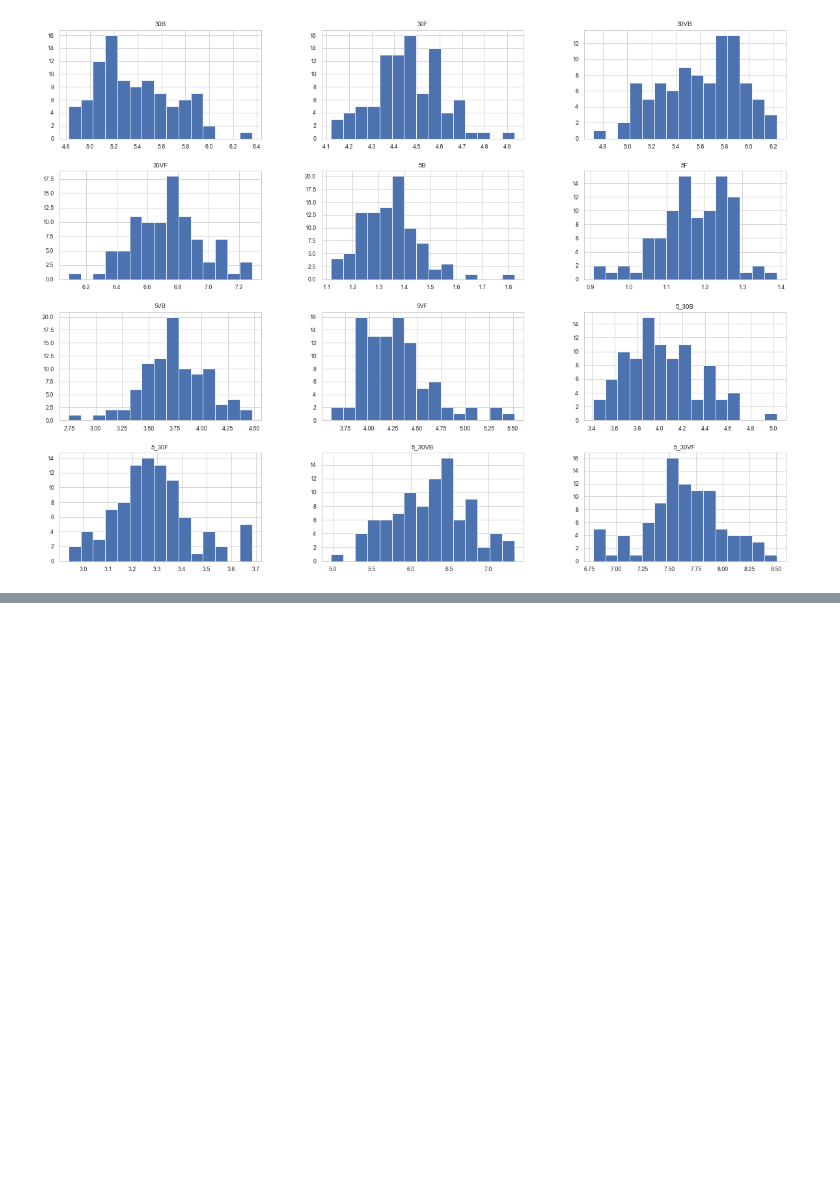
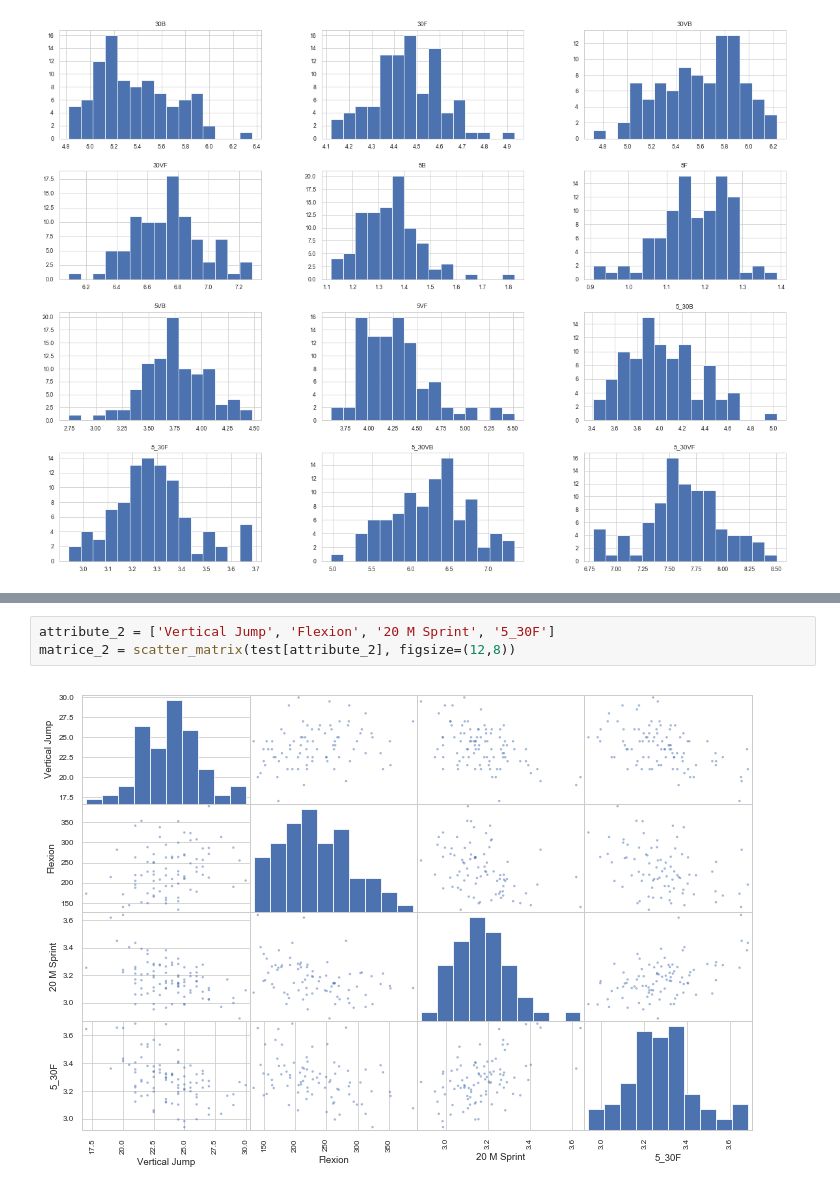
Before and after one commit to KevinAizen/Hockey-testing, a Jupyter notebook: machine_learning/QJMHL.ipynb, the cells around one changed output, grey strips where cells are left out. Cells and saved outputs as stored; diff of their text form; blank space fills up the shorter version.

```diff
--- a/machine_learning/QJMHL.ipynb
+++ b/machine_learning/QJMHL.ipynb
@@ -179,0 +300,5 @@ plt.show()
+# %%
+attribute_2 = ['Vertical Jump', 'Flexion', '20 M Sprint', '5_30F']
+matrice_2 = scatter_matrix(test[attribute_2], figsize=(12,8))
+# %% [output]
+[figure, added]
```
Also changed, not shown: parts of 25 cells of this notebook.
